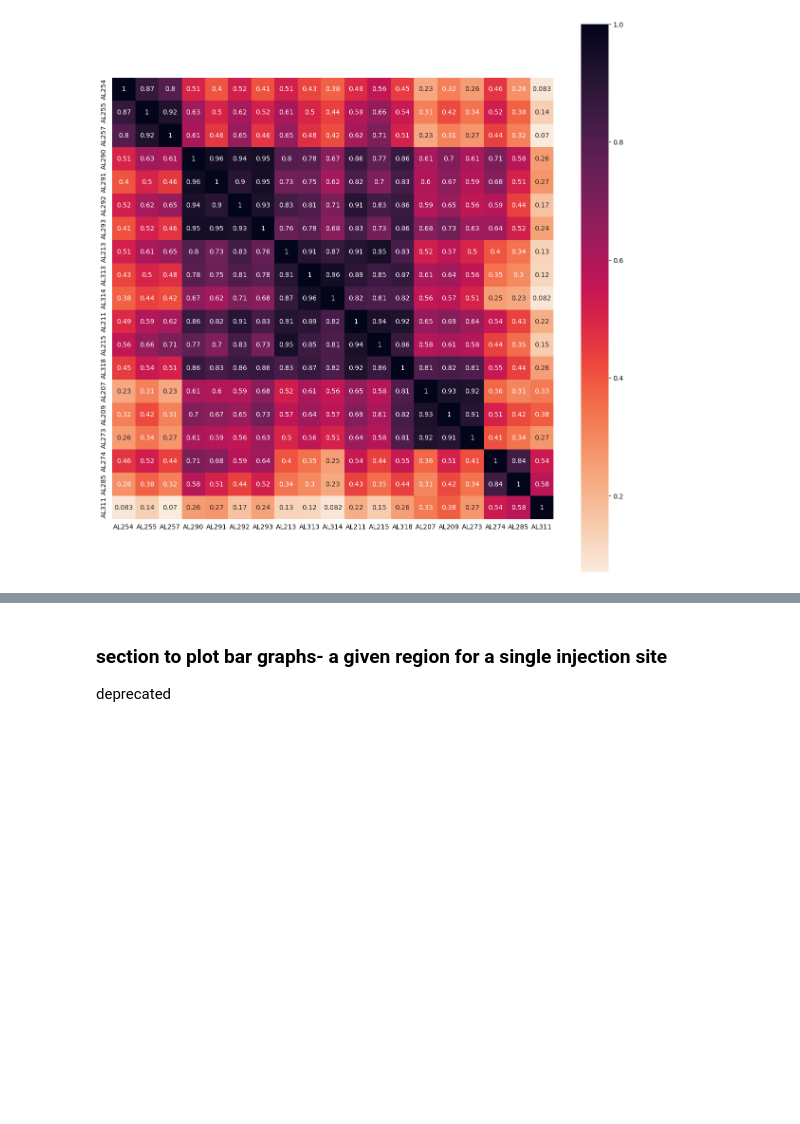
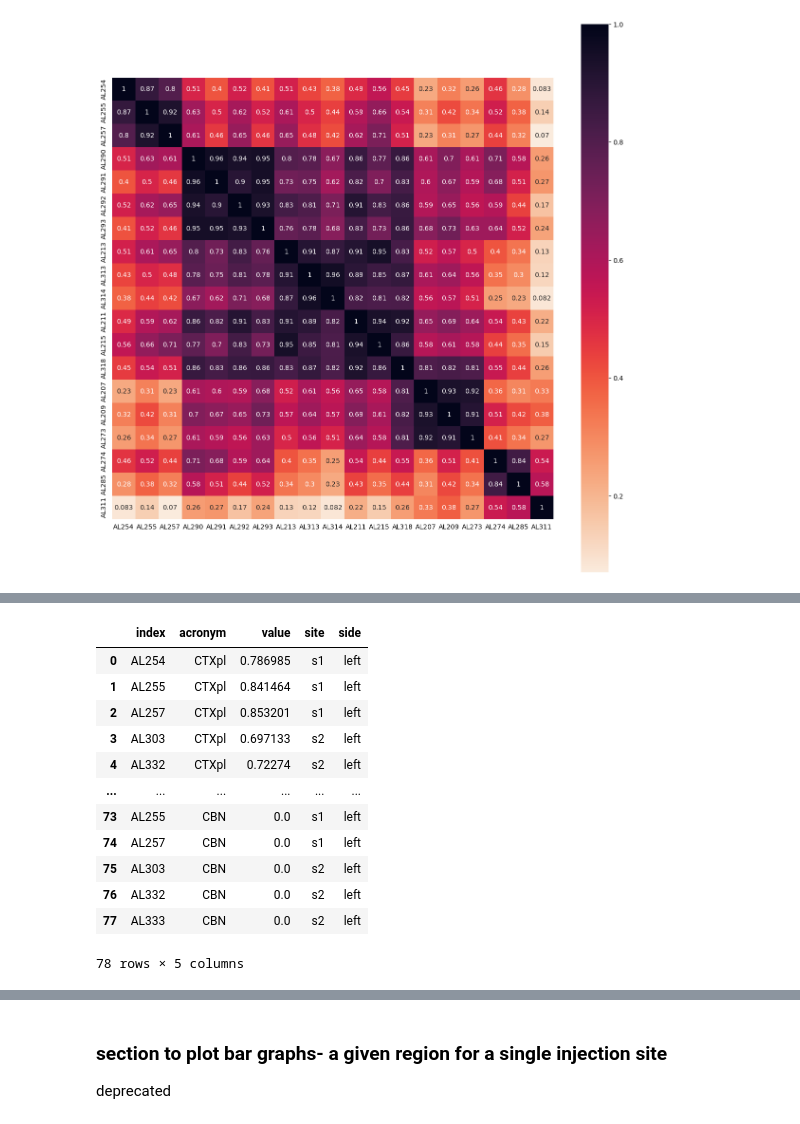
Before and after one commit to YANQI-LIU/Image_Registration, a Jupyter notebook: plotting_sns.ipynb, the cells around one changed output, grey strips where cells are left out. Drawn from its saved outputs; the diff is of its cells as text; code cells hidden in the pictures; blank space fills up the shorter version.

```diff
--- a/plotting_sns.ipynb
+++ b/plotting_sns.ipynb
@@ -686,0 +871,59 @@ plt.show()
+# %%
+broad_group= [695, 703, 477, 803, 549, 1097, 339, 323, 348, 771, 354, 528, 519]
+# plot data in broader groups
+# %%
+atlas_labels=pd.read_csv('D:\Allenbrainatlas\ARA_25_micron_mhd_ccf2017\labels.csv')
+
+outdir= r'D:\\viral_results\\s1_s2'
+
+mouseline='ras'
+# could be ras, scn, tlx, sim, rbp, or nts
+side='left'
+# could be left or right
+
+# read in the two data frames. these xlsx files are output of the section above 'Generate excel files for averaged brains based on excel file of each sample'
+region='s1'
+file_path= f'D:\\viral_results\\{region}_results\\{region}_{mouseline}_avg_{side}.xlsx'
+read_file= pd.read_excel(file_path)
+#read_file['injection']=region
+
+region2='s2'
+file_path2= f'D:\\viral_results\\{region2}_results\\{region2}_{mouseline}_avg_{side}.xlsx'
+read_file2= pd.read_excel(file_path2)
+#read_file2['injection']=region2
+# %%
+name_list1=find_sample_list(read_file)
+#find the list of involved sample
+
+big_df1= sum_broad_group (read_file,name_list1, broad_group)
+# sum up regions that belong to the same broad group
+
+df1= extract_df(name_list1,big_df1, region)
+# extract only the useful informations
+
+name_list2=find_sample_list(read_file2)
+big_df2= sum_broad_group (read_file2,name_list2, broad_group)
+df2= extract_df(name_list2,big_df2, region2)
+# do the same for s2
+
+df2['side']='left'
+df1['side']='left'
+
+expanded_left= combine_expanddf(df1,df2)
+# combine the two dfs
+# %%
+expanded_left
+# %% [output]
+|  | index | acronym | value | site | side |
+| 0 | AL254 | CTXpl | 0.786985 | s1 | left |
+| 1 | AL255 | CTXpl | 0.841464 | s1 | left |
+| 2 | AL257 | CTXpl | 0.853201 | s1 | left |
+| 3 | AL303 | CTXpl | 0.697133 | s2 | left |
+| 4 | AL332 | CTXpl | 0.72274 | s2 | left |
+| ... | ... | ... | ... | ... | ... |
+| 73 | AL255 | CBN | 0.0 | s1 | left |
+| 74 | AL257 | CBN | 0.0 | s1 | left |
+| 75 | AL303 | CBN | 0.0 | s2 | left |
+| 76 | AL332 | CBN | 0.0 | s2 | left |
+| 77 | AL333 | CBN | 0.0 | s2 | left |
+78 rows × 5 columns
```
Also changed, not shown: parts of 16 cells of this notebook.
